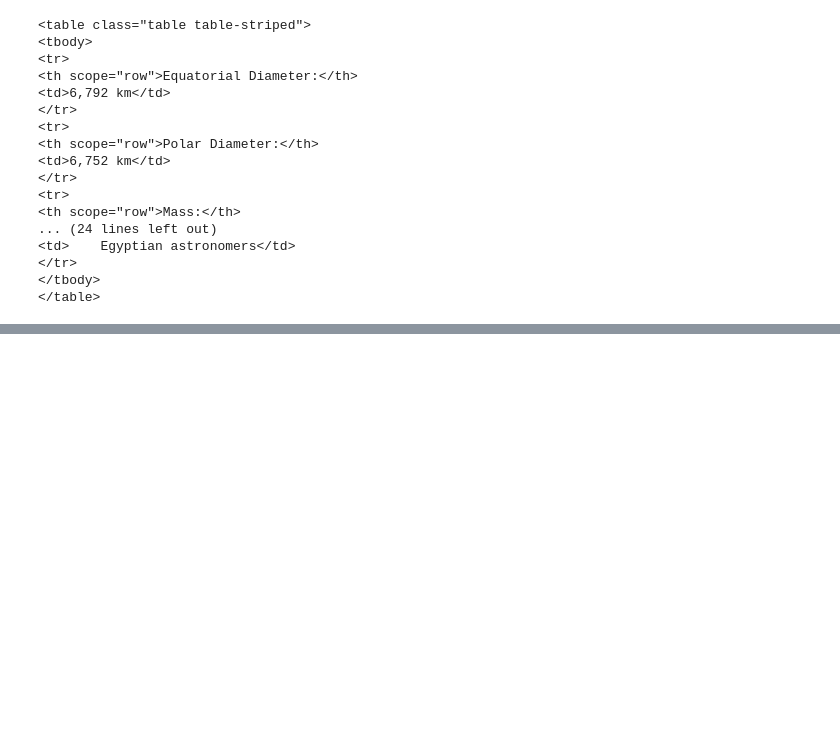
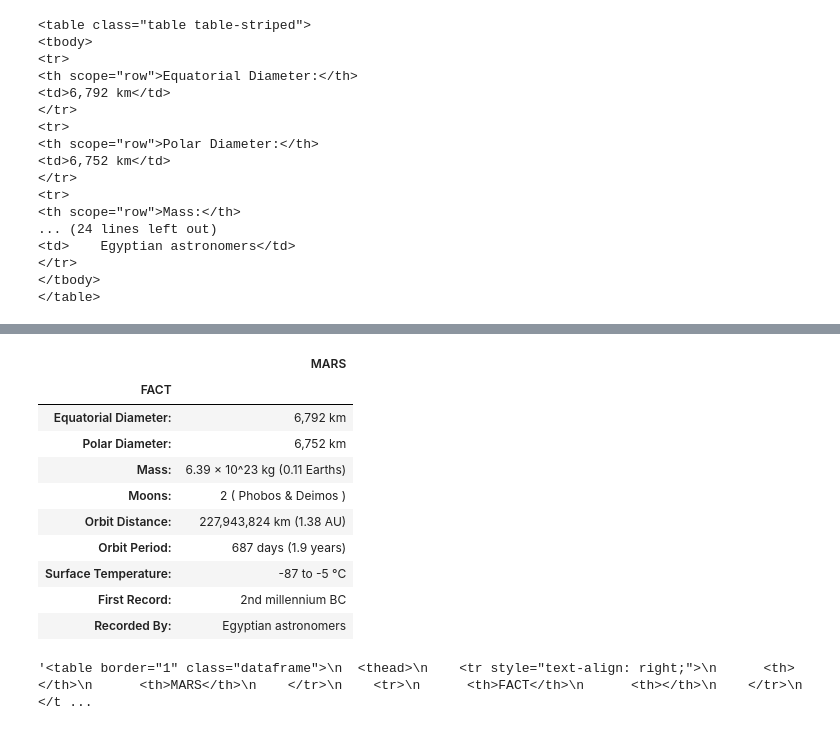
Before and after one commit to wawilson810/Mars-Data-App, a Jupyter notebook: Missions_to_Mars/mission_to_mars.ipynb, the cells around one changed output, grey strips where cells are left out. Saved outputs shown, nothing was run; the diff lists cells and outputs as text; code cells hidden in the pictures; blank space fills up the shorter version.

```diff
--- a/Missions_to_Mars/mission_to_mars.ipynb
+++ b/Missions_to_Mars/mission_to_mars.ipynb
@@ -7,6 +8,6 @@ from selenium import webdriver
 # %%
 executable_path = {'executable_path': ChromeDriverManager().install()}
-browser = Browser('chrome', **executable_path, headless=False)
+browser = Browser('chrome', **executable_path, headless=True)
 # %% [output]
 [WDM] - ====== WebDriver manager ======
 [WDM] - Current google-chrome version is 103.0.5060
@@ -115,8 +116,8 @@ print(facts_soup.prettify())
  </body>
 </html>
 # %%
-table_html = facts_soup.find('table', class_ = 'table-striped')
-print(table_html)
+table_source = facts_soup.find('table', class_ = 'table-striped')
+print(table_source)
 # %% [output]
 <table class="table table-striped">
 <tbody>
@@ -135,3 +136,9 @@ print(table_html)
 </tr>
 </tbody>
 </table>
+# %%
+table_rows = table_source.find_all('tr')
+row_dict = []
+for row in table_rows:
+    row_dict.append({'FACT':row.th.text, 'MARS':row.td.text.split('\t')[-1]})
+row_dict
@@ -137,0 +155,21 @@ print(table_html)
+# %%
+facts_df = pd.DataFrame(row_dict)
+facts_df.set_index('FACT', inplace=True)
+facts_df
+# %% [output]
+|  | MARS |
+| FACT |  |
+| Equatorial Diameter: | 6,792 km |
+| Polar Diameter: | 6,752 km |
+| Mass: | 6.39 × 10^23 kg (0.11 Earths) |
+| Moons: | 2 ( Phobos & Deimos ) |
+| Orbit Distance: | 227,943,824 km (1.38 AU) |
+| Orbit Period: | 687 days (1.9 years) |
+| Surface Temperature: | -87 to -5 °C |
+| First Record: | 2nd millennium BC |
+| Recorded By: | Egyptian astronomers |
+# %%
+table_html = facts_df.to_html()
+table_html
+# %% [output]
+'<table border="1" class="dataframe">\n  <thead>\n    <tr style="text-align: right;">\n      <th></th>\n      <th>MARS</th>\n    </tr>\n    <tr>\n      <th>FACT</th>\n      <th></th>\n    </tr>\n  </t ...
```
Also changed, not shown: parts of 9 cells of this notebook.
